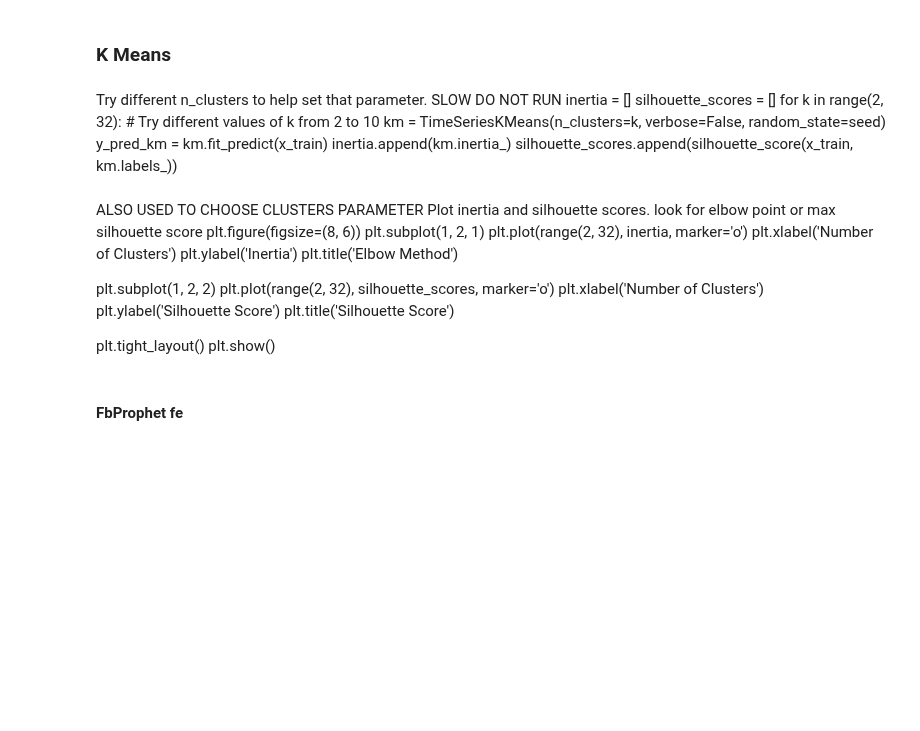
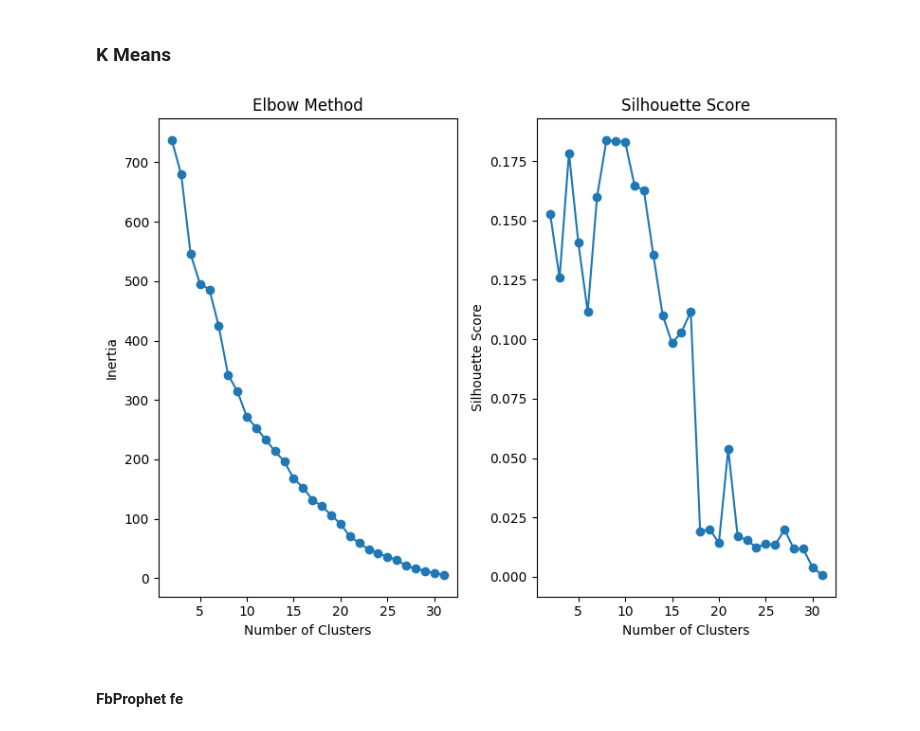
Before and after one commit to coryleroy1/Store-Sales, a Jupyter notebook: Feature Engineering/Feature Engineering.ipynb, the cells around one changed output. Cells and saved outputs as stored; diff of their text form; code cells hidden in the pictures; blank space fills up the shorter version.

```diff
--- a/Feature Engineering/Feature Engineering.ipynb
+++ b/Feature Engineering/Feature Engineering.ipynb
@@ -458,32 +458,34 @@ seed = 0
 np.random.seed(seed)
 x_train = TimeSeriesScalerMeanVariance().fit_transform(XTrain)
 sz=x_train.shape[1]
-# %% [markdown]
-Try different n_clusters to help set that parameter. SLOW DO NOT RUN
-inertia = []
-silhouette_scores = []
-for k in range(2, 32):  # Try different values of k from 2 to 10
-    km = TimeSeriesKMeans(n_clusters=k, verbose=False, random_state=seed)
-    y_pred_km = km.fit_predict(x_train)
-    inertia.append(km.inertia_)
-    silhouette_scores.append(silhouette_score(x_train, km.labels_))
-# %% [markdown]
-ALSO USED TO CHOOSE CLUSTERS PARAMETER Plot inertia and silhouette scores. look for elbow point or max silhouette score
-plt.figure(figsize=(8, 6))
-plt.subplot(1, 2, 1)
-plt.plot(range(2, 32), inertia, marker='o')
-plt.xlabel('Number of Clusters')
-plt.ylabel('Inertia')
-plt.title('Elbow Method')
-
-plt.subplot(1, 2, 2)
-plt.plot(range(2, 32), silhouette_scores, marker='o')
-plt.xlabel('Number of Clusters')
-plt.ylabel('Silhouette Score')
-plt.title('Silhouette Score')
-
-plt.tight_layout()
-plt.show()
+# %%
+#Try different n_clusters to help set that parameter. SLOW DO NOT RUN
+inertia = []
+silhouette_scores = []
+for k in range(2, 32):  # Try different values of k from 2 to 10
+    km = TimeSeriesKMeans(n_clusters=k, verbose=False, random_state=seed)
+    y_pred_km = km.fit_predict(x_train)
+    inertia.append(km.inertia_)
+    silhouette_scores.append(silhouette_score(x_train, km.labels_))
+# %%
+#ALSO USED TO CHOOSE CLUSTERS PARAMETER Plot inertia and silhouette scores. look for elbow point or max silhouette score
+plt.figure(figsize=(8, 6))
+plt.subplot(1, 2, 1)
+plt.plot(range(2, 32), inertia, marker='o')
+plt.xlabel('Number of Clusters')
+plt.ylabel('Inertia')
+plt.title('Elbow Method')
+
+plt.subplot(1, 2, 2)
+plt.plot(range(2, 32), silhouette_scores, marker='o')
+plt.xlabel('Number of Clusters')
+plt.ylabel('Silhouette Score')
+plt.title('Silhouette Score')
+
+plt.tight_layout()
+plt.show()
+# %% [output]
+[figure, added]
 # %%
 # look for elbow in inertia and peak in silhouette
 # %%
```
Also changed, not shown: 13 other files.
